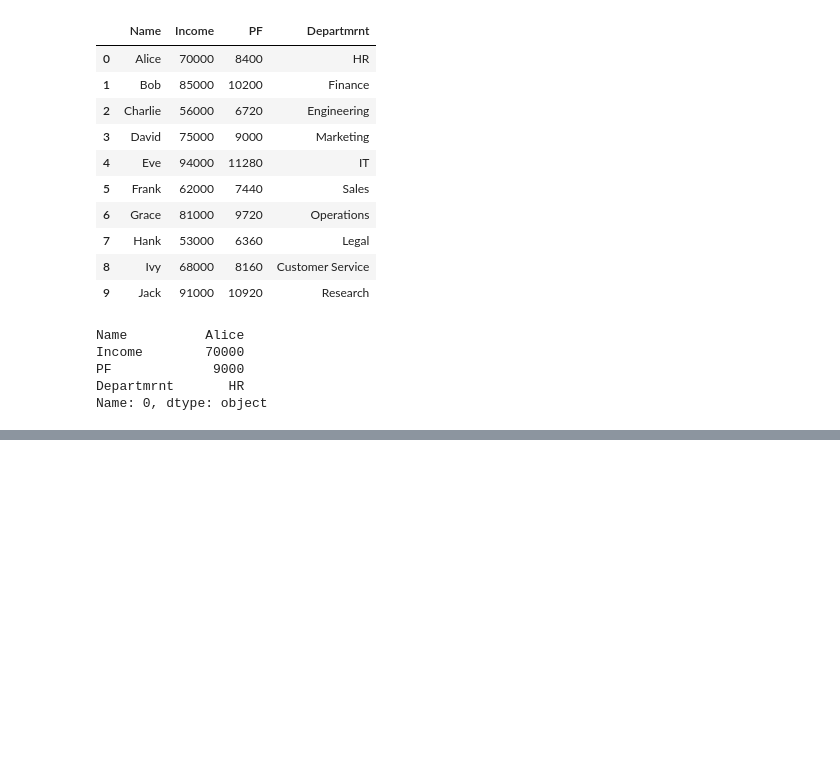
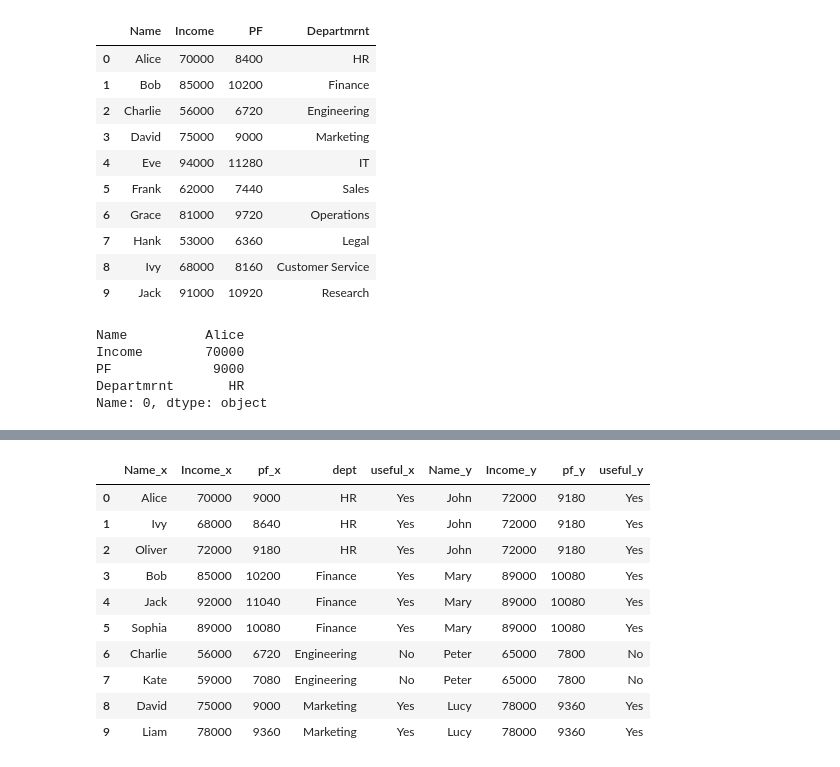
Before and after one commit to suryakanth-pillalamarri/Pandas, a Jupyter notebook: practice.ipynb, the cells around one changed output, grey strips where cells are left out. Cells and saved outputs as stored; diff of their text form; code cells hidden in the pictures; blank space fills up the shorter version.

```diff
--- a/practice.ipynb
+++ b/practice.ipynb
@@ -141,0 +405,16 @@ Name: 0, dtype: object
+# %%
+merged_df_right=pd.merge(df,second_df,on='dept',how='right')
+# %%
+merged_df_right
+# %% [output]
+|  | Name_x | Income_x | pf_x | dept | useful_x | Name_y | Income_y | pf_y | useful_y |
+| 0 | Alice | 70000 | 9000 | HR | Yes | John | 72000 | 9180 | Yes |
+| 1 | Ivy | 68000 | 8640 | HR | Yes | John | 72000 | 9180 | Yes |
+| 2 | Oliver | 72000 | 9180 | HR | Yes | John | 72000 | 9180 | Yes |
+| 3 | Bob | 85000 | 10200 | Finance | Yes | Mary | 89000 | 10080 | Yes |
+| 4 | Jack | 92000 | 11040 | Finance | Yes | Mary | 89000 | 10080 | Yes |
+| 5 | Sophia | 89000 | 10080 | Finance | Yes | Mary | 89000 | 10080 | Yes |
+| 6 | Charlie | 56000 | 6720 | Engineering | No | Peter | 65000 | 7800 | No |
+| 7 | Kate | 59000 | 7080 | Engineering | No | Peter | 65000 | 7800 | No |
+| 8 | David | 75000 | 9000 | Marketing | Yes | Lucy | 78000 | 9360 | Yes |
+| 9 | Liam | 78000 | 9360 | Marketing | Yes | Lucy | 78000 | 9360 | Yes |
```
Also changed, not shown: parts of 36 cells of this notebook.
